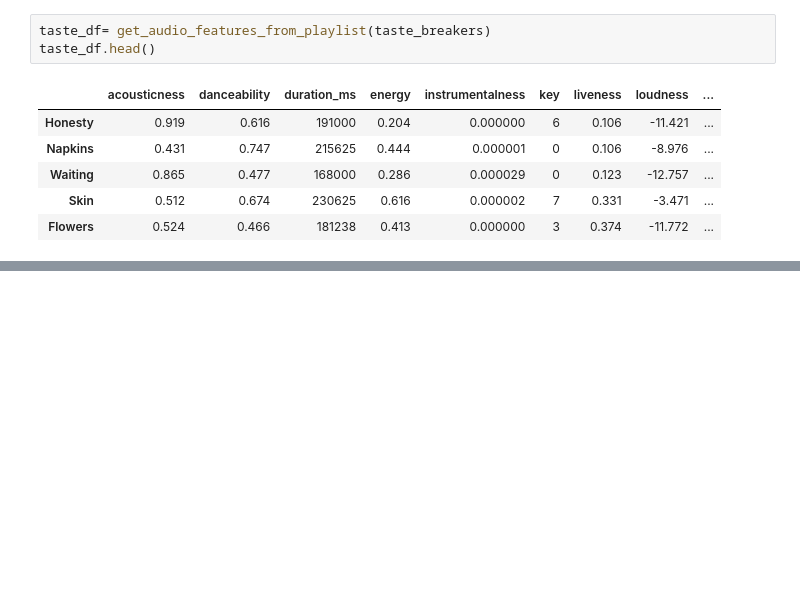
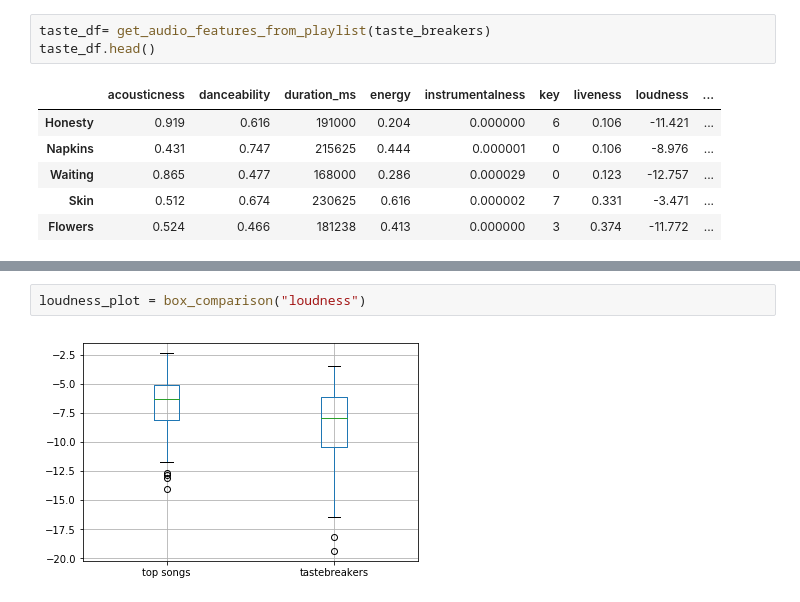
Before and after one commit to younghupark/analysis-with-spotipy, a Jupyter notebook: Spotipy_Analysis.ipynb, the cells around one changed output, grey strips where cells are left out. Drawn from its saved outputs; the diff is of its cells as text; blank space fills up the shorter version.

```diff
--- a/Spotipy_Analysis.ipynb
+++ b/Spotipy_Analysis.ipynb
@@ -170,0 +192,4 @@ taste_df.head()
+# %%
+loudness_plot = box_comparison("loudness")
+# %% [output]
+[figure, added]
```
Also changed, not shown: parts of 5 cells of this notebook.
